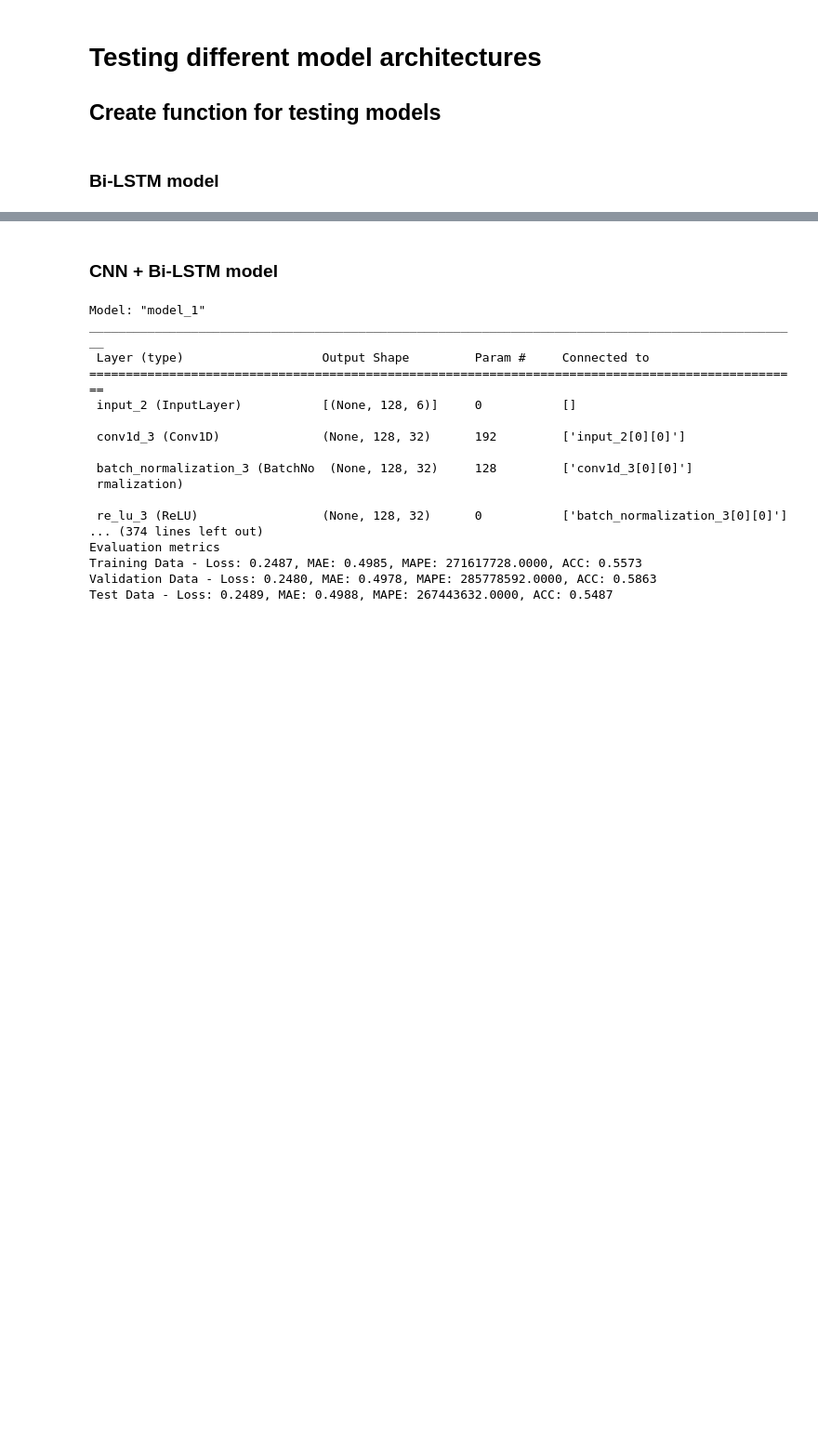
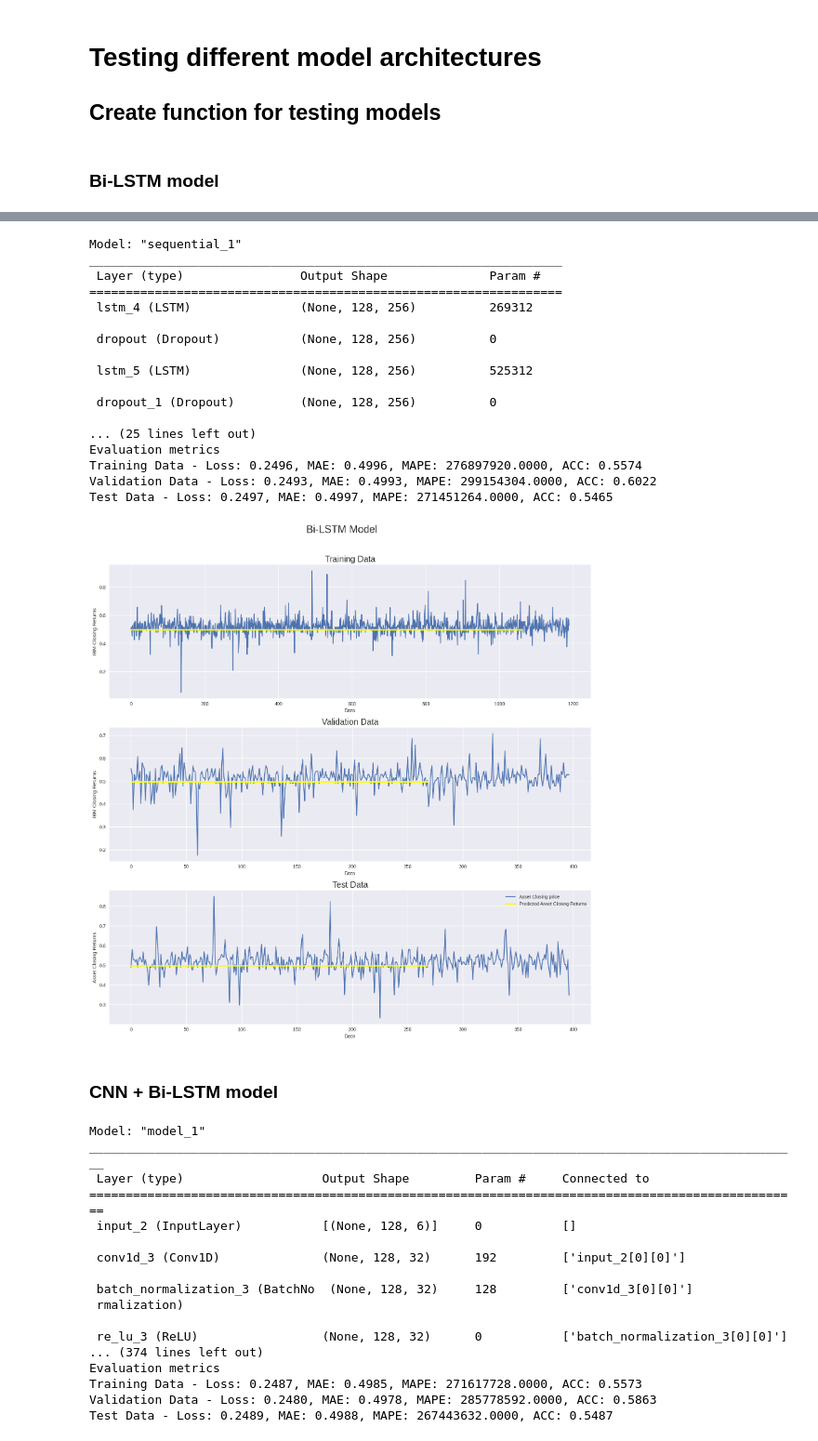
Before and after one commit to MikChristensen/Python-ML-Trading, a Jupyter notebook: 07 Mixed model/CNN_LSTM.ipynb, the cells around one changed output, grey strips where cells are left out. Shown at 93% size. Saved outputs shown, nothing was run; the diff lists cells and outputs as text; code cells hidden in the pictures; blank space fills up the shorter version.

```diff
--- a/07 Mixed model/CNN_LSTM.ipynb
+++ b/07 Mixed model/CNN_LSTM.ipynb
@@ -384,3 +384,40 @@ Test Data - Loss: 0.2477, MAE: 0.4944, MAPE: 242948368.0000, ACC: 0.5487
+# %%
+def create_model():
+  model = Sequential()
+  model.add(LSTM(units = 256, return_sequences = True, input_shape = (seq_len, len(X_cols))))
+  model.add(Dropout(0.2))
+  model.add(LSTM(units = 256, return_sequences = True))
+  model.add(Dropout(0.2))
+  model.add(LSTM(units = 256, return_sequences = True))
+  model.add(Dropout(0.2))
+  model.add(LSTM(units = 256))
+  model.add(Dropout(0.2))
+  model.add(Dense(units = 1, activation='sigmoid'))
+
+  model.compile(loss="mse", optimizer="adam", metrics=['mae', 'mape', 'accuracy'])
+  return model
+
+model = create_model()
+run_model(model)
+# %% [output]
+Model: "sequential_1"
+_________________________________________________________________
+ Layer (type)                Output Shape              Param #
+=================================================================
+ lstm_4 (LSTM)               (None, 128, 256)          269312
+
+ dropout (Dropout)           (None, 128, 256)          0
+
+ lstm_5 (LSTM)               (None, 128, 256)          525312
+
+ dropout_1 (Dropout)         (None, 128, 256)          0
+
+... (25 lines left out)
+Evaluation metrics
+Training Data - Loss: 0.2496, MAE: 0.4996, MAPE: 276897920.0000, ACC: 0.5574
+Validation Data - Loss: 0.2493, MAE: 0.4993, MAPE: 299154304.0000, ACC: 0.6022
+Test Data - Loss: 0.2497, MAE: 0.4997, MAPE: 271451264.0000, ACC: 0.5465
+[figure, added]
 # %% [markdown]
 ### CNN + Bi-LSTM model
 # %%
```
Also changed, not shown: parts of 6 cells of this notebook.
